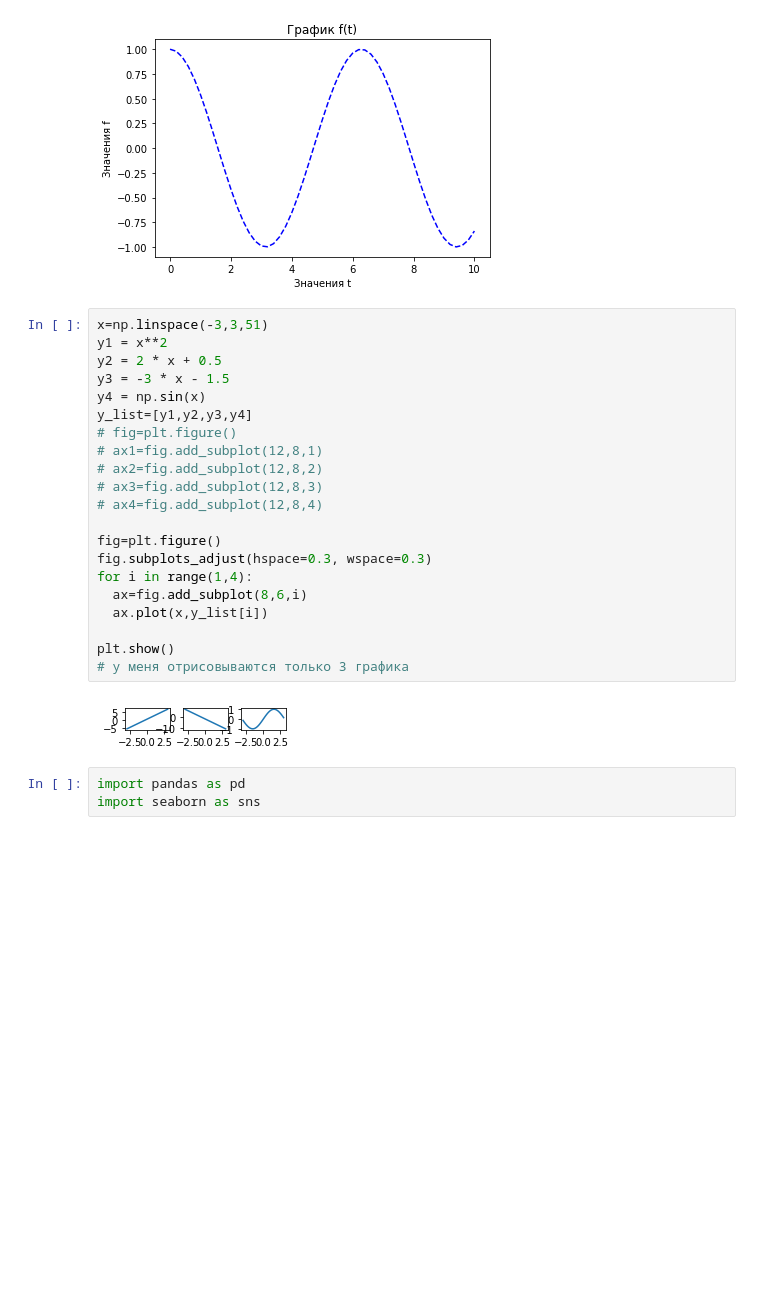
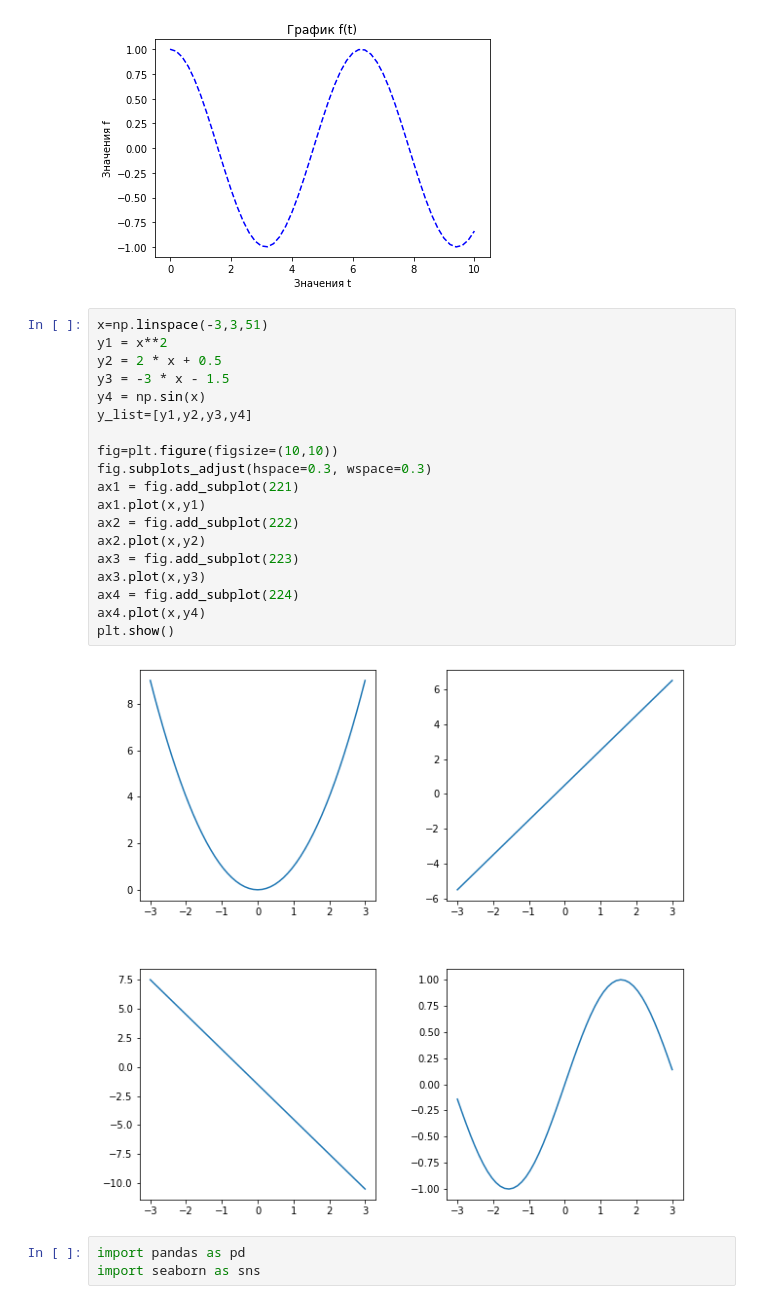
Before and after one commit to noski927/dspractise_21, a Jupyter notebook: matplot_220221.ipynb, the cells around one changed output. Saved outputs shown, nothing was run; the diff lists cells and outputs as text; blank space fills up the shorter version.

```diff
--- a/matplot_220221.ipynb
+++ b/matplot_220221.ipynb
@@ -30,26 +30,24 @@ plt.show()
 # %%
 x=np.linspace(-3,3,51)
 y1 = x**2
 y2 = 2 * x + 0.5
 y3 = -3 * x - 1.5
 y4 = np.sin(x)
 y_list=[y1,y2,y3,y4]
-# fig=plt.figure()
-# ax1=fig.add_subplot(12,8,1)
-# ax2=fig.add_subplot(12,8,2)
-# ax3=fig.add_subplot(12,8,3)
-# ax4=fig.add_subplot(12,8,4)
 
-fig=plt.figure()
+fig=plt.figure(figsize=(10,10))
 fig.subplots_adjust(hspace=0.3, wspace=0.3)
-for i in range(1,4):
-  ax=fig.add_subplot(8,6,i)
-  ax.plot(x,y_list[i])
-
+ax1 = fig.add_subplot(221)
+ax1.plot(x,y1)
+ax2 = fig.add_subplot(222)
+ax2.plot(x,y2)
+ax3 = fig.add_subplot(223)
+ax3.plot(x,y3)
+ax4 = fig.add_subplot(224)
+ax4.plot(x,y4)
 plt.show()
-# у меня отрисовываются только 3 графика
 # %% [output]
-[figure, old version]
+[figure, new version]
 # %%
 import pandas as pd
 import seaborn as sns
```
